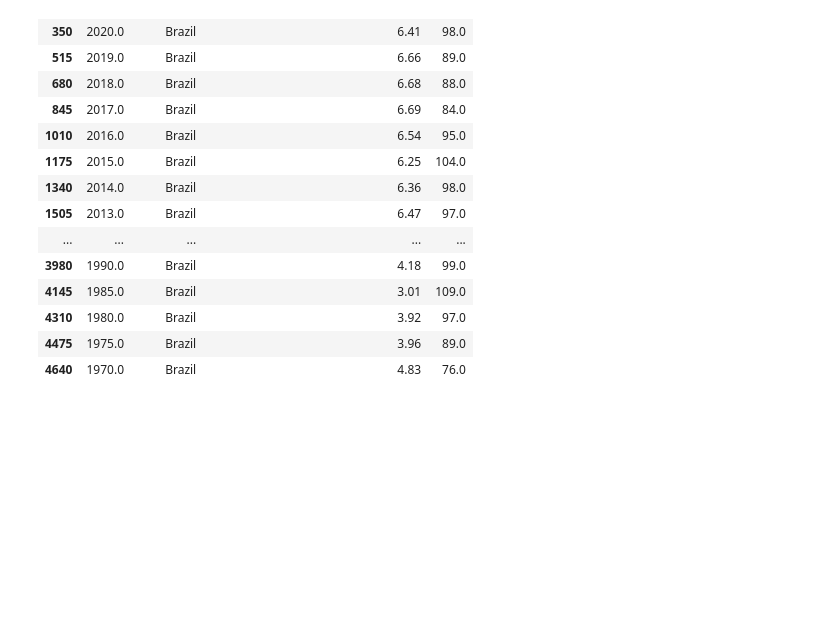
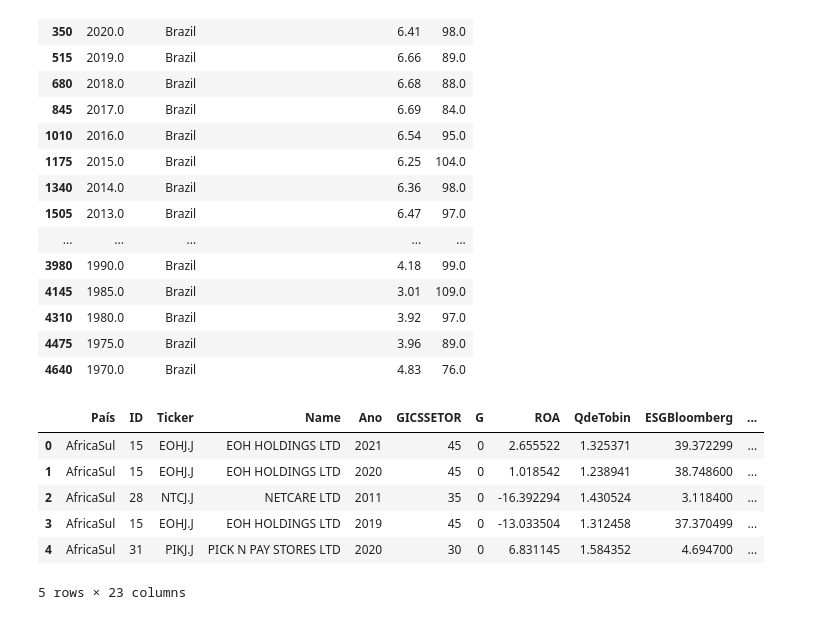
Before and after one commit to hertzrafael/pibic_economy_fii_ile, a Jupyter notebook: main.ipynb, the cells around one changed output. Saved outputs shown, nothing was run; the diff lists cells and outputs as text; code cells hidden in the pictures; blank space fills up the shorter version.

```diff
--- a/main.ipynb
+++ b/main.ipynb
@@ -72,3 +82,14 @@ economic_freedom.head(3)
 | 4310 | 1980.0 | Brazil | 3.92 | 97.0 |
 | 4475 | 1975.0 | Brazil | 3.96 | 89.0 |
 | 4640 | 1970.0 | Brazil | 4.83 | 76.0 |
+# %%
+esg_data = pd.read_excel('files/dados_empresas_esg.xls')
+esg_data.head(5)
+# %% [output]
+|  | País | ID | Ticker | Name | Ano | GICSSETOR | G | ROA | QdeTobin | ESGBloomberg | ... |
+| 0 | AfricaSul | 15 | EOHJ.J | EOH HOLDINGS LTD | 2021 | 45 | 0 | 2.655522 | 1.325371 | 39.372299 | ... |
+| 1 | AfricaSul | 15 | EOHJ.J | EOH HOLDINGS LTD | 2020 | 45 | 0 | 1.018542 | 1.238941 | 38.748600 | ... |
+| 2 | AfricaSul | 28 | NTCJ.J | NETCARE LTD | 2011 | 35 | 0 | -16.392294 | 1.430524 | 3.118400 | ... |
+| 3 | AfricaSul | 15 | EOHJ.J | EOH HOLDINGS LTD | 2019 | 45 | 0 | -13.033504 | 1.312458 | 37.370499 | ... |
+| 4 | AfricaSul | 31 | PIKJ.J | PICK N PAY STORES LTD | 2020 | 30 | 0 | 6.831145 | 1.584352 | 4.694700 | ... |
+5 rows × 23 columns
```
Also changed, not shown: parts of 10 cells of this notebook, 2 other files.
